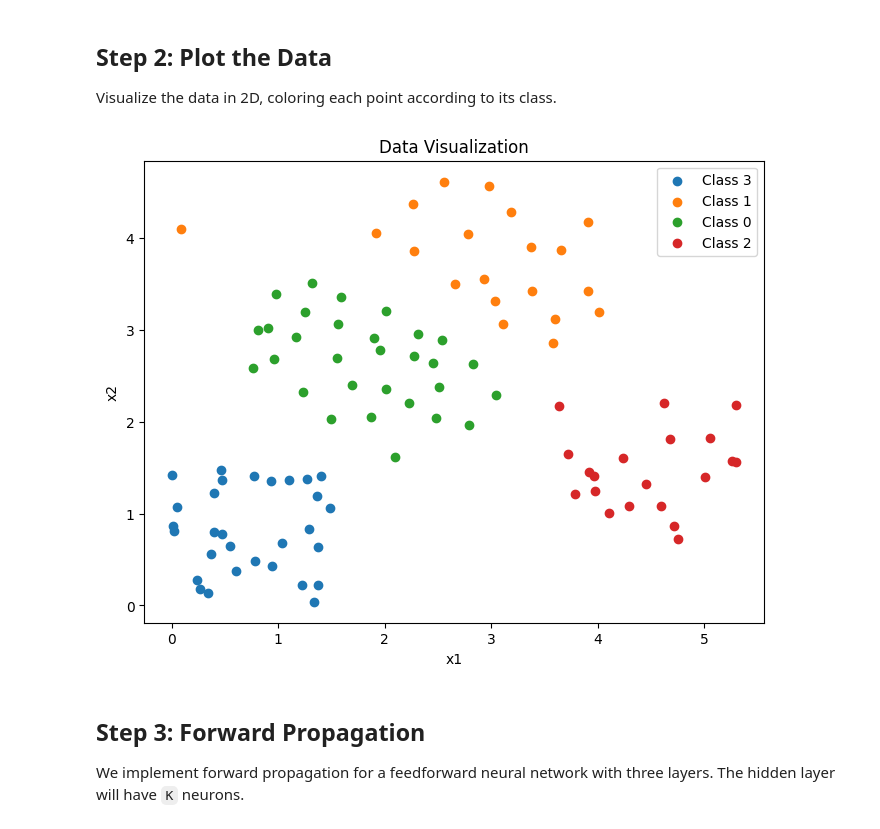
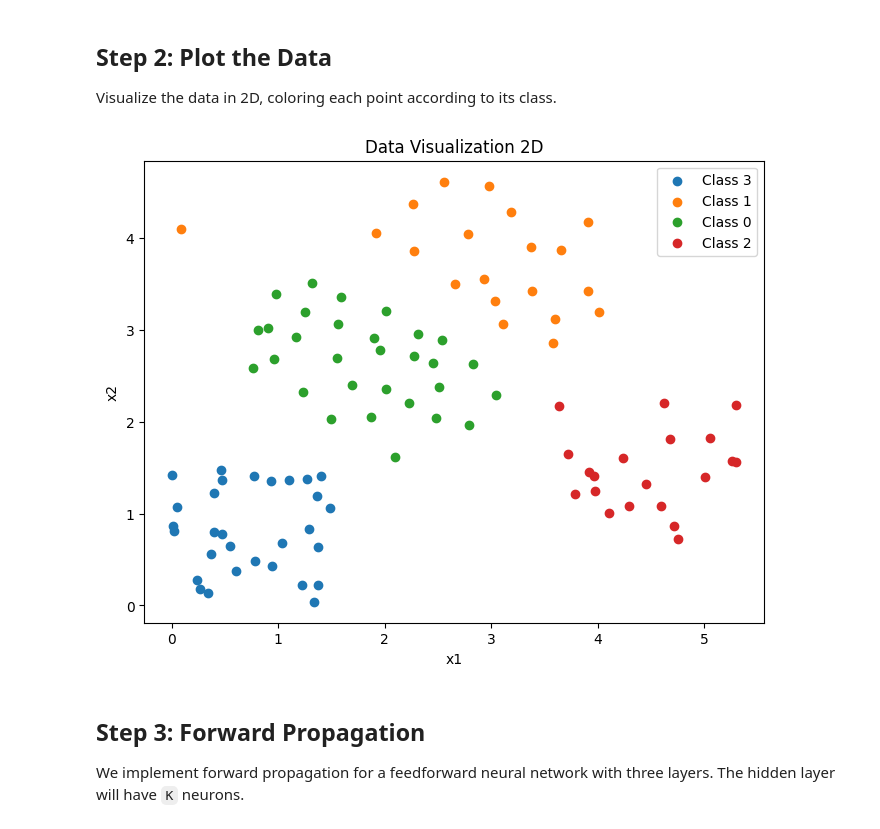
Before and after one commit to ethansmadjaa/ML_LABS2, a Jupyter notebook: LAB1/PRELAB/PRELAB_FFNN.ipynb, the cells around one changed output. Cells and saved outputs as stored; diff of their text form; code cells hidden in the pictures.

Commit message:
🎨 Update plot title to 'Data Visualization 2D' in PRELAB

```diff
--- a/LAB1/PRELAB/PRELAB_FFNN.ipynb
+++ b/LAB1/PRELAB/PRELAB_FFNN.ipynb
@@ -23,19 +23,19 @@ Visualize the data in 2D, coloring each point according to its class.
 # %%
 import matplotlib.pyplot as plt
 
 # Plot the data
 plt.figure(figsize=(8, 6))
 for label in data['y'].unique():
     subset = data[data['y'] == label]
     plt.scatter(subset['x1'], subset['x2'], label=f'Class {label}')
 
 plt.xlabel('x1')
 plt.ylabel('x2')
-plt.title('Data Visualization')
+plt.title('Data Visualization 2D')
 plt.legend()
 plt.show()
 # %% [output]
-[figure, old version]
+[figure, new version]
 # %% [markdown]
 ## Step 3: Forward Propagation
 We implement forward propagation for a feedforward neural network with three layers. The hidden layer will have `K` neurons.
```
Also changed, not shown: parts of 1 cell of this notebook.
